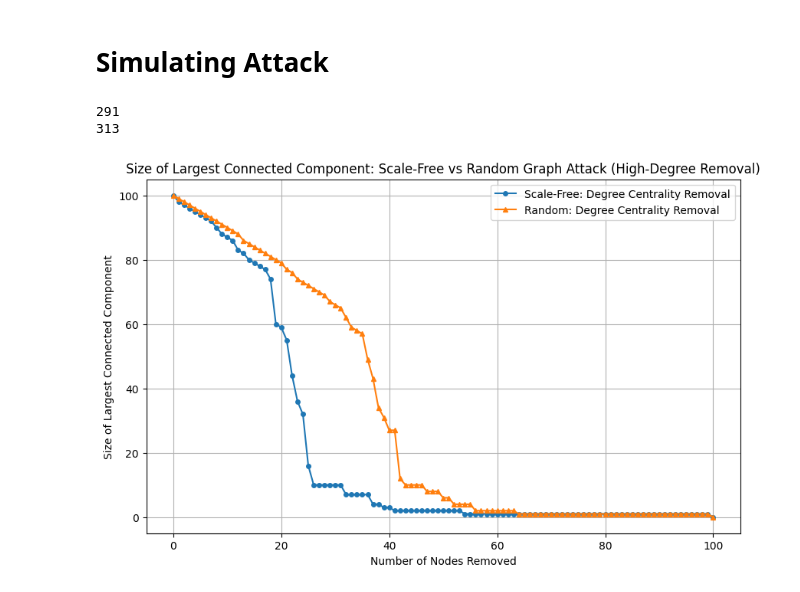
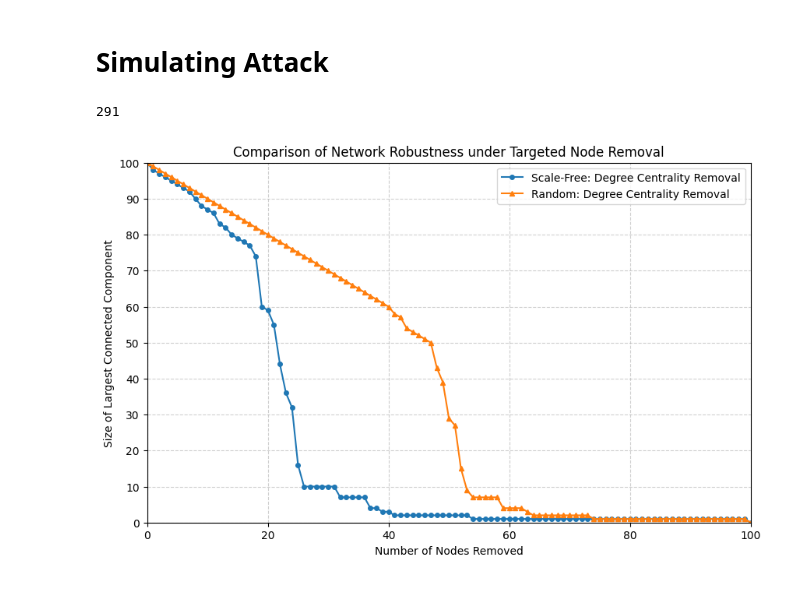
Before and after one commit to LocoBunny04/ACMP2000-Data-ML, a Jupyter notebook: Kawinthida_Haase_Network_Analysis.ipynb, the cells around one changed output. Drawn from its saved outputs; the diff is of its cells as text; code cells hidden in the pictures.

```diff
--- a/Kawinthida_Haase_Network_Analysis.ipynb
+++ b/Kawinthida_Haase_Network_Analysis.ipynb
@@ -36,79 +37,87 @@ nx.draw(random_G, pos, with_labels=True, node_color='Green', node_size=500,
 import random
 import networkx as nx
 import matplotlib.pyplot as plt
+import numpy as np
 
 # create a Barabási-Albert scale-free graph
 scale_free_G = nx.barabasi_albert_graph(100, 3, seed=1)
+scale_free_G_copy = scale_free_G.copy()
+
 print(scale_free_G.number_of_edges())
 
 # create a random graph
-random_G = nx.erdos_renyi_graph(100, 0.06, seed=1)
-print(random_G.number_of_edges())
+random_G = nx.erdos_renyi_graph(100, 0.1, seed=1)
+# Make a separate copy to safely modify during node removal
+random_G_copy = random_G.copy()
+
 
 # get the initial size of the largest connected component
-initial_lcc_size_sf = len(max(nx.connected_components(scale_free_G), key=len))
-initial_lcc_size_rand = len(max(nx.connected_components(random_G), key=len))
+initial_lcc_size_sf = len(max(nx.connected_components(scale_free_G_copy), key=len))
+initial_lcc_size_rand = len(max(nx.connected_components(random_G_copy), key=len))
 
 # prepare lists to store LCC sizes
 lcc_sizes_sf_degree = [initial_lcc_size_sf]
 lcc_sizes_rand_degree = [initial_lcc_size_rand]
 
+
 # initialize counters for tracking node removal
 i = 0
 
-num_nodes_sf = len(scale_free_G)
-num_nodes_rand = len(random_G)
+num_nodes_sf = len(scale_free_G_copy)
+num_nodes_rand = len(random_G_copy)
 
 # remove nodes in parallel from both networks using high-degree node removal
 while i < max(num_nodes_sf, num_nodes_rand):
 
     # sort nodes by degree in descending order for scale-free graph
-    if len(scale_free_G) > 0:
-        nodes_sorted_by_degree_sf = sorted(scale_free_G.degree, key=lambda x: x[1],
+    if len(scale_free_G_copy) > 0:
+        nodes_sorted_by_degree_sf = sorted(scale_free_G_copy.degree, key=lambda x: x[1],
                                            reverse=True)
         # high-degree node removal from scale_free_G
         node_to_remove_sf = nodes_sorted_by_degree_sf[0][0]
-        scale_free_G.remove_node(node_to_remove_sf)
+        scale_free_G_copy.remove_node(node_to_remove_sf)
         # check largest connected component size after removal
-        if len(scale_free_G) > 0:
-            largest_cc_sf_degree = max(nx.connected_components(scale_free_G),
-                                       key=len)
-            lcc_sizes_sf_degree.append(len(largest_cc_sf_degree))
+        if len(scale_free_G_copy) > 0:
+          largest_cc_sf_degree = max(nx.connected_components(scale_free_G_copy), key=len)
+          lcc_sizes_sf_degree.append(len(largest_cc_sf_degree))
         else:
             lcc_sizes_sf_degree.append(0) # Append 0 if graph is empty
 
+    # sort nodes by degree in descending order for random graph
 
-    # sort nodes by degree in descending order for random graph
-    if len(random_G) > 0:
-         nodes_sorted_by_degree_rand = sorted(random_G.degree, key=lambda x: x[1],
+    if len(random_G_copy) > 0:
+         nodes_sorted_by_degree_rand = sorted(random_G_copy.degree, key=lambda x: x[1],
                                            reverse=True)
          # high-degree node removal from random_G
          node_to_remove_rand = nodes_sorted_by_degree_rand[0][0]
-         random_G.remove_node(node_to_remove_rand)
+         random_G_copy.remove_node(node_to_remove_rand)
          # check largest connected component size after removal
-         if len(random_G) > 0:
-             largest_cc_rand_degree = max(nx.connected_components(random_G), key=len)
+         if len(random_G_copy) > 0:
+             largest_cc_rand_degree = max(nx.connected_components(random_G_copy), key=len)
              lcc_sizes_rand_degree.append(len(largest_cc_rand_degree))
          else:
             lcc_sizes_rand_degree.append(0) # Append 0 if graph is empty
 
     i += 1
-
 
 # plot the results
 plt.figure(figsize=(10, 6))
 plt.plot(range(len(lcc_sizes_sf_degree)), lcc_sizes_sf_degree,
          label='Scale-Free: Degree Centrality Removal', marker='o', linestyle='-', markersize=4)
 plt.plot(range(len(lcc_sizes_rand_degree)), lcc_sizes_rand_degree,
          label='Random: Degree Centrality Removal', marker='^', linestyle='-', markersize=4)
 
-plt.title("Size of Largest Connected Component: Scale-Free vs Random Graph Attack (High-Degree Removal)")
+plt.title("Comparison of Network Robustness under Targeted Node Removal")
 plt.xlabel("Number of Nodes Removed")
 plt.ylabel("Size of Largest Connected Component")
+
+# Zooming in to see the difference better
+plt.ylim(0, 100)          # focuses on 0–100 normalized range
+plt.xlim(0, 100)        # optional, ensures full width shown
+plt.yticks(np.arange(0, 101, 10))  # adds clearer y tick marks
 plt.legend()
-plt.grid(True)
+plt.grid(True, linestyle='--', alpha=0.6)
 plt.show()
 # %% [output]
 291
-313
-[figure, old version]
+[figure, new version]
```
Also changed, not shown: parts of 4 cells of this notebook.
